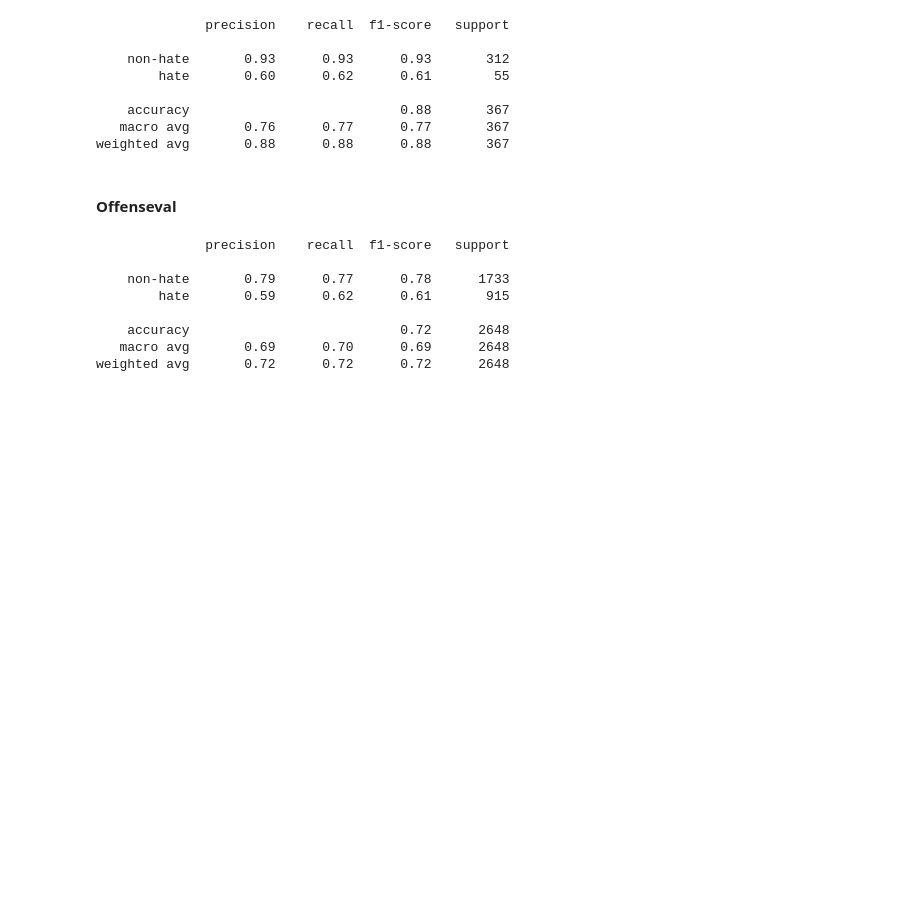
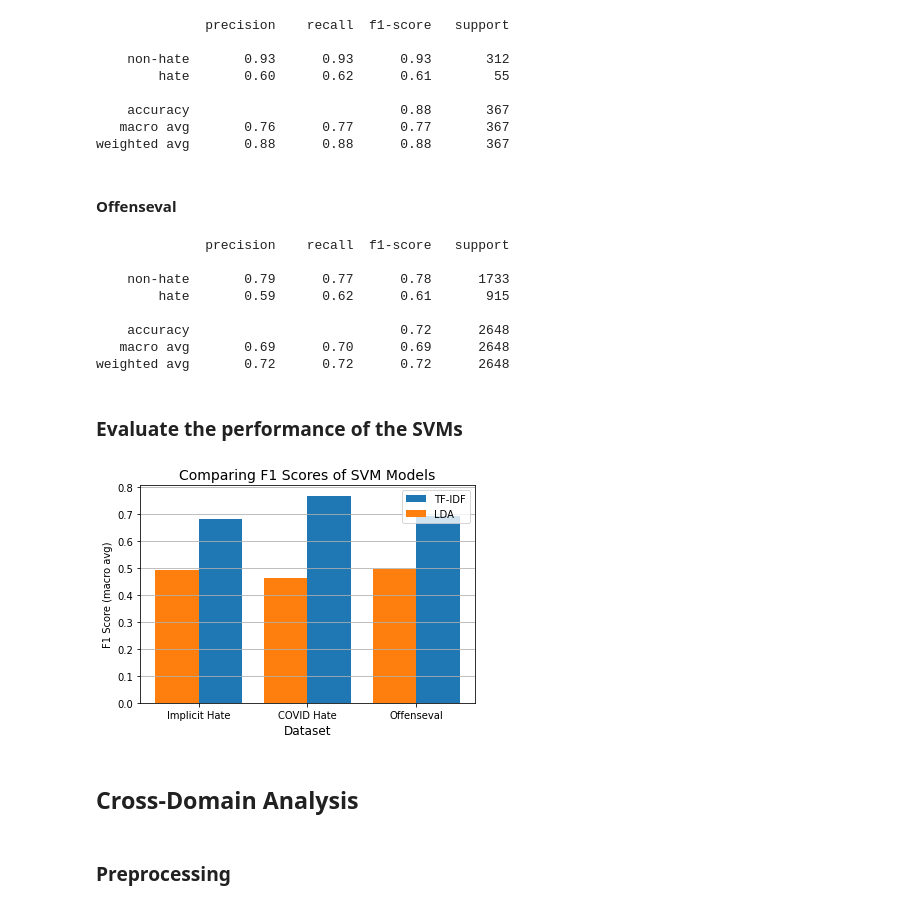
Before and after one commit to kaimckeever/cs6471-project, a Jupyter notebook: src/analysis/lda.ipynb, the cells around one changed output. Drawn from its saved outputs; the diff is of its cells as text; code cells hidden in the pictures; blank space fills up the shorter version.

Commit message:
cross-domain analysis

```diff
--- a/src/analysis/lda.ipynb
+++ b/src/analysis/lda.ipynb
@@ -162,10 +162,10 @@ covid_tfidf = TfidfVectorizer(stop_words=stop_words, max_features=5000)
 covid_tfidf.fit(covid_df_train['text'])
 covid_tfidf_train = covid_tfidf.transform(covid_df_train['text'])
 covid_tfidf_val = covid_tfidf.transform(covid_df_val['text'])
-svm_covid = LinearSVC(tol=1e-3, class_weight="balanced").fit(covid_tfidf_train, covid_df_train['label'])
+svm_covid_tfidf = LinearSVC(tol=1e-3, class_weight="balanced").fit(covid_tfidf_train, covid_df_train['label'])
 # %%
-preds = svm_covid.predict(covid_tfidf_val)
-print(classification_report(covid_df_val['label'], preds, labels=[0, 1], target_names=['non-hate', 'hate']))
+covid_preds_tfidf = svm_covid_tfidf.predict(covid_tfidf_val)
+print(classification_report(covid_df_val['label'], covid_preds_tfidf, labels=[0, 1], target_names=['non-hate', 'hate']))
 # %% [output]
               precision    recall  f1-score   support
 
@@ -182,10 +182,10 @@ offenseval_tfidf = TfidfVectorizer(stop_words=stop_words, max_features=5000)
 offenseval_tfidf.fit(offenseval_df_train['text'])
 offenseval_tfidf_train = offenseval_tfidf.transform(offenseval_df_train['text'])
 offenseval_tfidf_val = offenseval_tfidf.transform(offenseval_df_val['text'])
-svm_offenseval = LinearSVC(tol=1e-3, class_weight="balanced").fit(offenseval_tfidf_train, offenseval_df_train['label'])
+svm_offenseval_tfidf = LinearSVC(tol=1e-3, class_weight="balanced").fit(offenseval_tfidf_train, offenseval_df_train['label'])
 # %%
-preds = svm_offenseval.predict(offenseval_tfidf_val)
-print(classification_report(offenseval_df_val['label'], preds, labels=[0, 1], target_names=['non-hate', 'hate']))
+offenseval_preds_tfidf = svm_offenseval_tfidf.predict(offenseval_tfidf_val)
+print(classification_report(offenseval_df_val['label'], offenseval_preds_tfidf, labels=[0, 1], target_names=['non-hate', 'hate']))
 # %% [output]
               precision    recall  f1-score   support
 
@@ -195,3 +195,24 @@ print(classification_report(offenseval_df_val['label'], preds, labels=[0, 1], ta
     accuracy                           0.72      2648
    macro avg       0.69      0.70      0.69      2648
 weighted avg       0.72      0.72      0.72      2648
+# %% [markdown]
+### Evaluate the performance of the SVMs
+# %%
+# compare the macro avg f1 score of the three models between the tfidf and lda versions of SVMs
+f1_scores_tfidf = [f1_score(implicit_df_val['label'], implicit_preds_tfidf, average='macro'), f1_score(covid_df_val['label'], covid_preds_tfidf, average='macro'), f1_score(offenseval_df_val['label'], offenseval_preds_tfidf, average='macro')]
+plt.bar(np.arange(3)+0.2, f1_scores_tfidf, 0.4, label = "TF-IDF")
+f1_scores_lda = [f1_score(implicit_df_val['label'], implicit_preds_lda, average='macro'), f1_score(covid_df_val['label'], covid_preds_lda, average='macro'), f1_score(offenseval_df_val['label'], offenseval_preds_lda, average='macro')]
+plt.bar(np.arange(3)-0.2, f1_scores_lda, 0.4, label = "LDA")
+plt.xticks(np.arange(3), ['Implicit Hate', 'COVID Hate', 'Offenseval'])
+plt.xlabel("Dataset", fontsize=12)
+plt.ylabel("F1 Score (macro avg)")
+plt.title("Comparing F1 Scores of SVM Models", fontsize=14)
+plt.legend()
+plt.grid(True, axis='y')
+plt.show()
+# %% [output]
+[figure, added]
+# %% [markdown]
+## Cross-Domain Analysis
+# %% [markdown]
+### Preprocessing
```
Also changed, not shown: parts of 43 cells of this notebook.
